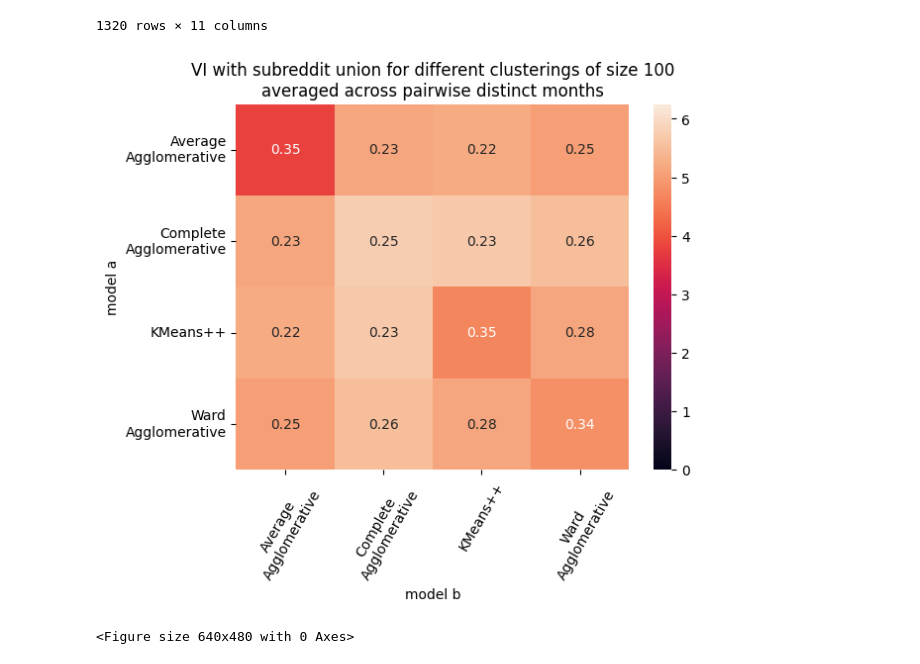
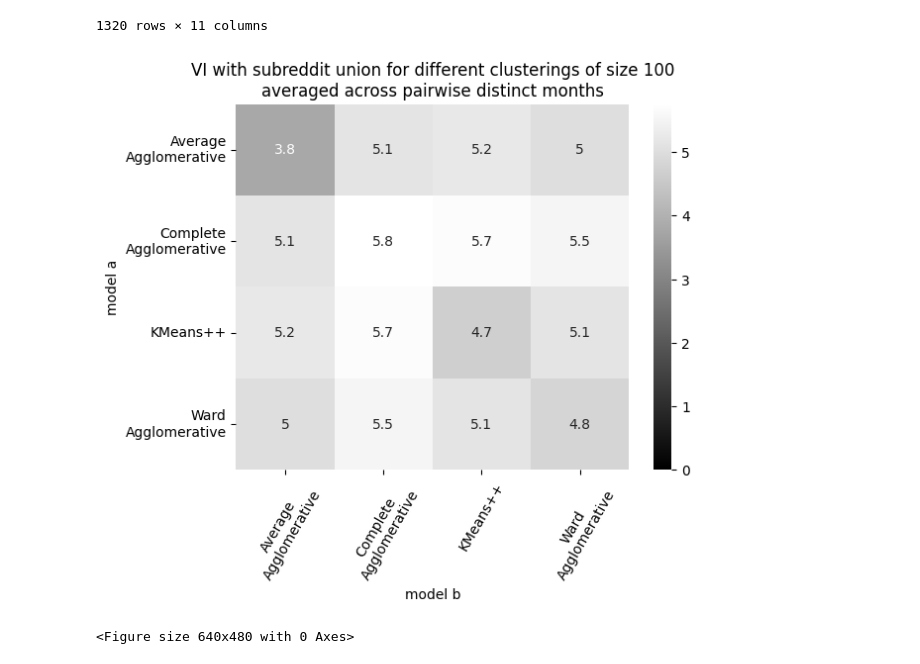
Before and after one commit to UMassCDS/IHOP-Reddit, a Jupyter notebook: notebooks/quantitative_comparison_kmeans_vs_agglomerative.ipynb, the cells around one changed output. Drawn from its saved outputs; the diff is of its cells as text; code cells hidden in the pictures.

Commit message:
Grayscale images for paper submission

```diff
--- a/notebooks/quantitative_comparison_kmeans_vs_agglomerative.ipynb
+++ b/notebooks/quantitative_comparison_kmeans_vs_agglomerative.ipynb
@@ -10,11 +10,12 @@ import seaborn as sns
 from ihop.community2vec import GensimCommunity2Vec
 import ihop.clustering as ic
 
-sns.set_palette("Dark2")
+#sns.set_palette("Dark2")
+sns.set_palette("gist_gray_r")
 # %%
 DATA_ROOT = Path("../data")
 C2V_ROOT = DATA_ROOT / "community2vec"
-
+VIZ_PATH = DATA_ROOT / "paper_visuals"
 # Output path, save models as you go for convenience
 MODEL_COMPARISON_ROOT = DATA_ROOT / "kmeans_vs_agglomerative"
 
@@ -267,20 +268,22 @@ display(vi_comparison_df)
 # %%
 voi_col = "union_uniform_probability_variation_of_information"
 vmin=0
 
 # Tweak so labels fit better in plot
 vi_comparison_df["model a"] = vi_comparison_df["model a"].replace(" ", "\n")
 vi_comparison_df["model b"] = vi_comparison_df["model b"].replace(" ", "\n")
 
 vmax= vi_comparison_df[voi_col].max()
 vi_averages = vi_comparison_df.pivot_table(index="model a", columns="model b", values= voi_col)
-std_dev_labels = vi_comparison_df.pivot_table(index="model a", columns="model b", values= voi_col, aggfunc='std')
-ax = sns.heatmap(vi_averages, annot=std_dev_labels, vmin=vmin, vmax=vmax)
+#std_dev_labels = vi_comparison_df.pivot_table(index="model a", columns="model b", values= voi_col, aggfunc='std')
+ax = sns.heatmap(vi_averages, vmin=vmin, cmap="gray", annot=True)
 
 ax.set(title="VI with subreddit union for different clusterings of size 100\naveraged across pairwise distinct months")
 plt.xticks(rotation=60)
+plt.savefig(VIZ_PATH /"inter_treatment_inter_month_vi.png", bbox_inches="tight")
 plt.show()
+
 plt.clf()
 # %% [output]
-[figure, old version]
+[figure, new version]
 <Figure size 640x480 with 0 Axes>
```
Also changed, not shown: parts of 3 cells of this notebook, 2 other files.
